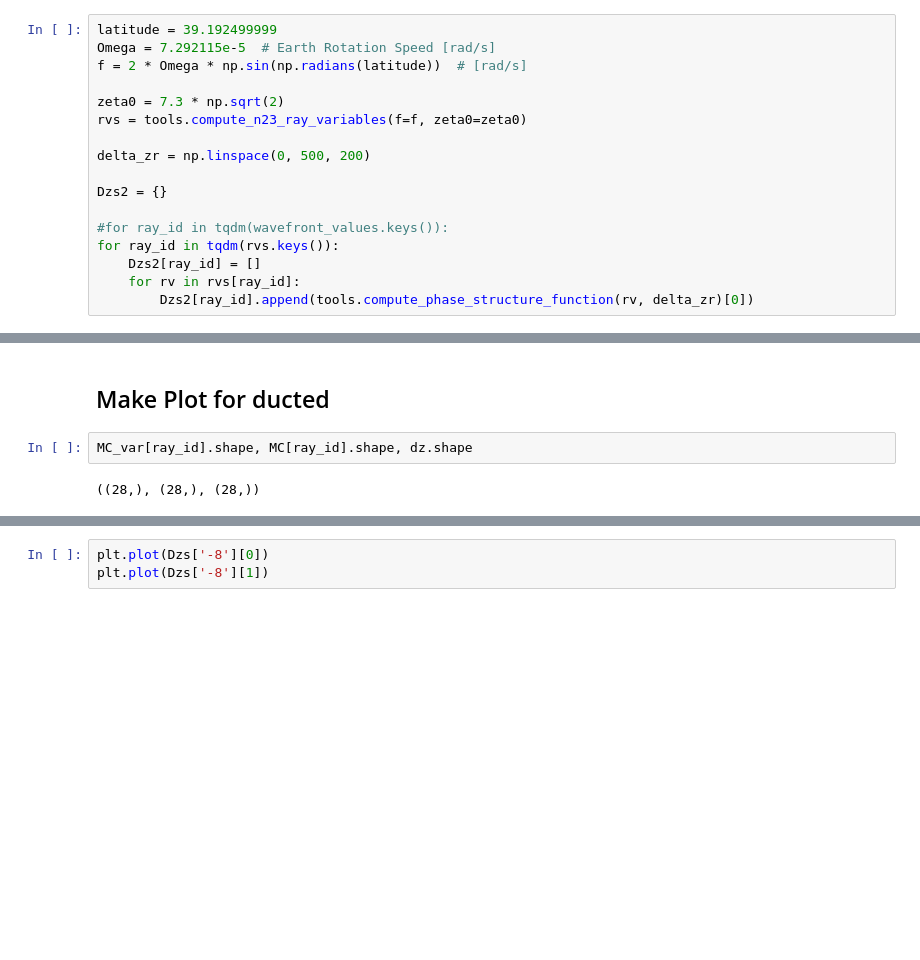
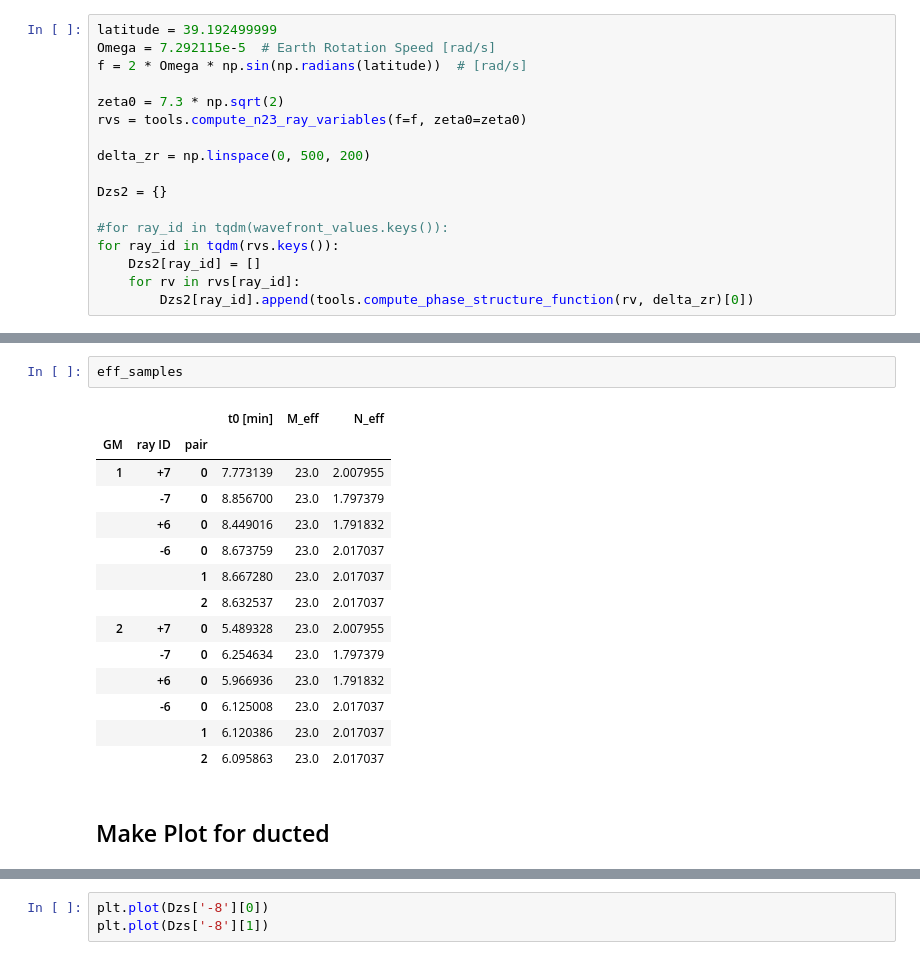
Before and after one commit to John-Ragland/n23_fluctuations_ragland, a Jupyter notebook: notebooks/publication_figures/Vertical_Coherence.ipynb, the cells around one changed output, grey strips where cells are left out. Drawn from its saved outputs; the diff is of its cells as text; blank space fills up the shorter version.

```diff
--- a/notebooks/publication_figures/Vertical_Coherence.ipynb
+++ b/notebooks/publication_figures/Vertical_Coherence.ipynb
@@ -142,6 +186,19 @@ for ray_id in tqdm(rvs.keys()):
+# %%
+eff_samples
+# %% [output]
+|  |  |  | t0 [min] | M_eff | N_eff |
+| GM | ray ID | pair |  |  |  |
+| 1 | +7 | 0 | 7.773139 | 23.0 | 2.007955 |
+|  | -7 | 0 | 8.856700 | 23.0 | 1.797379 |
+|  | +6 | 0 | 8.449016 | 23.0 | 1.791832 |
+|  | -6 | 0 | 8.673759 | 23.0 | 2.017037 |
+|  |  | 1 | 8.667280 | 23.0 | 2.017037 |
+|  |  | 2 | 8.632537 | 23.0 | 2.017037 |
+| 2 | +7 | 0 | 5.489328 | 23.0 | 2.007955 |
+|  | -7 | 0 | 6.254634 | 23.0 | 1.797379 |
+|  | +6 | 0 | 5.966936 | 23.0 | 1.791832 |
+|  | -6 | 0 | 6.125008 | 23.0 | 2.017037 |
+|  |  | 1 | 6.120386 | 23.0 | 2.017037 |
+|  |  | 2 | 6.095863 | 23.0 | 2.017037 |
 # %% [markdown]
 ## Make Plot for ducted
-# %%
-MC_var[ray_id].shape, MC[ray_id].shape, dz.shape
-# %% [output]
-((28,), (28,), (28,))
```
Also changed, not shown: parts of 6 cells of this notebook, 2 other files.
